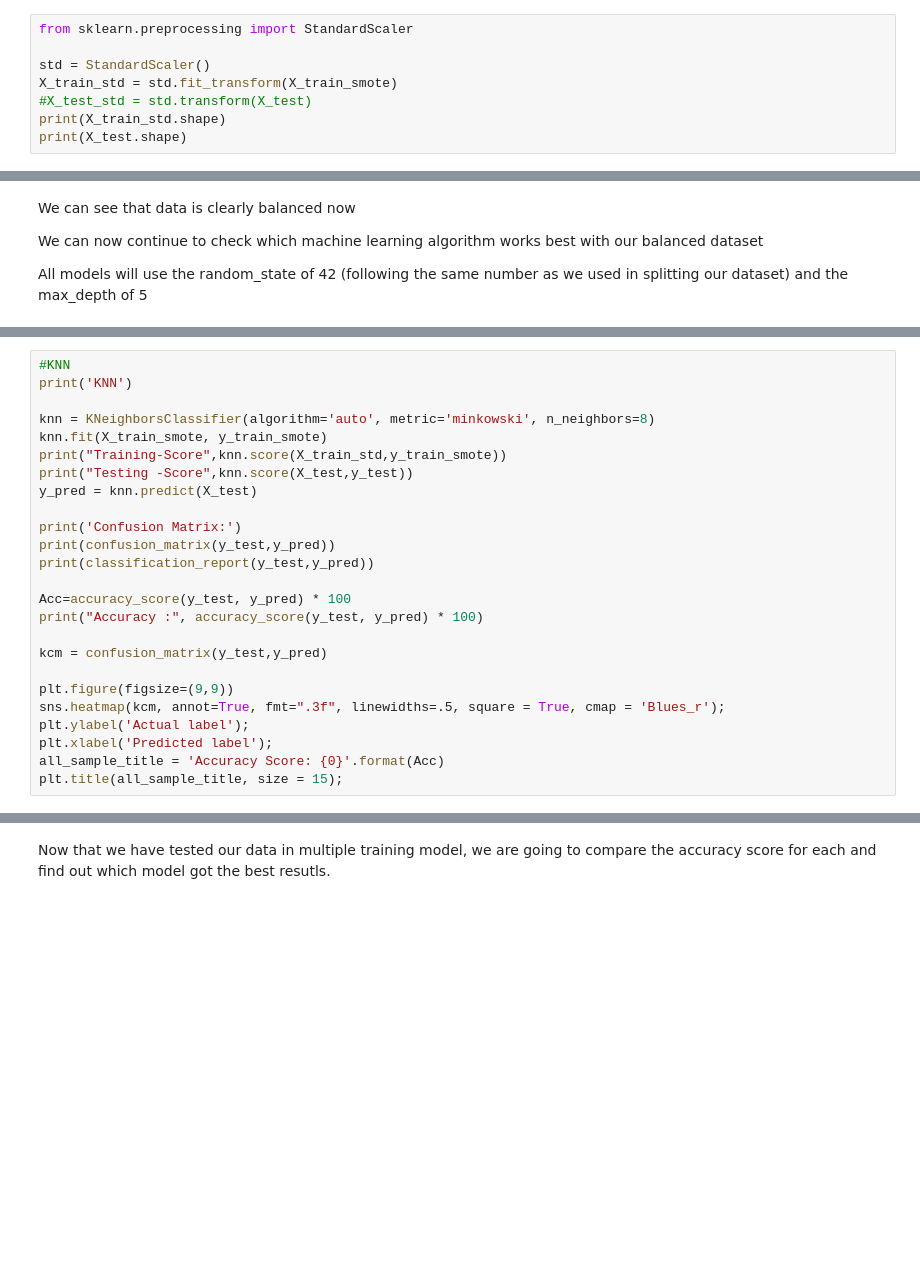
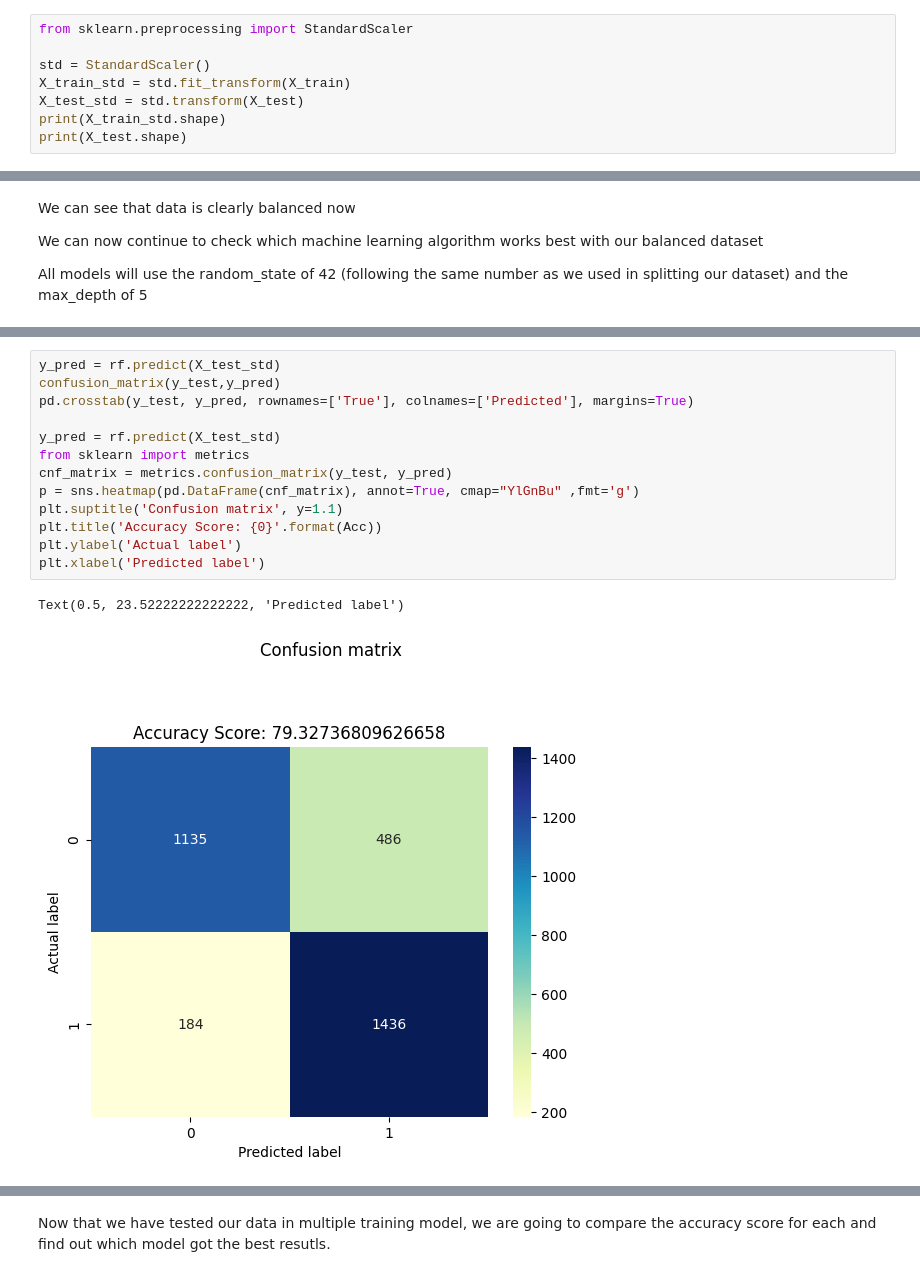
Before and after one commit to Kairos5106/stroke-predictor-machine-learning, a Jupyter notebook: stroke_prediction.ipynb, the cells around one changed output, grey strips where cells are left out. Cells and saved outputs as stored; diff of their text form; blank space fills up the shorter version.

```diff
--- a/stroke_prediction.ipynb
+++ b/stroke_prediction.ipynb
@@ -464,8 +465,8 @@ After SMOTE: {0: 3663, 1: 3663}
 from sklearn.preprocessing import StandardScaler
 
 std = StandardScaler()
-X_train_std = std.fit_transform(X_train_smote)
-#X_test_std = std.transform(X_test)
+X_train_std = std.fit_transform(X_train)
+X_test_std = std.transform(X_test)
 print(X_train_std.shape)
 print(X_test.shape)
 # %% [output]
@@ -696,25 +566,0 @@ Accuracy : 6.259780907668231
-# %%
-#KNN
-print('KNN')
-
-knn = KNeighborsClassifier(algorithm='auto', metric='minkowski', n_neighbors=8)
-knn.fit(X_train_smote, y_train_smote)
-print("Training-Score",knn.score(X_train_std,y_train_smote))
-print("Testing -Score",knn.score(X_test,y_test))
-y_pred = knn.predict(X_test)
-
-print('Confusion Matrix:')
-print(confusion_matrix(y_test,y_pred))
-print(classification_report(y_test,y_pred))
-
-Acc=accuracy_score(y_test, y_pred) * 100
-print("Accuracy :", accuracy_score(y_test, y_pred) * 100)
-
-kcm = confusion_matrix(y_test,y_pred)
-
-plt.figure(figsize=(9,9))
-sns.heatmap(kcm, annot=True, fmt=".3f", linewidths=.5, square = True, cmap = 'Blues_r');
-plt.ylabel('Actual label');
-plt.xlabel('Predicted label');
-all_sample_title = 'Accuracy Score: {0}'.format(Acc)
-plt.title(all_sample_title, size = 15);
@@ -738,0 +577,16 @@ Accuracy : 80.04694835680752
+# %%
+y_pred = rf.predict(X_test_std)
+confusion_matrix(y_test,y_pred)
+pd.crosstab(y_test, y_pred, rownames=['True'], colnames=['Predicted'], margins=True)
+
+y_pred = rf.predict(X_test_std)
+from sklearn import metrics
+cnf_matrix = metrics.confusion_matrix(y_test, y_pred)
+p = sns.heatmap(pd.DataFrame(cnf_matrix), annot=True, cmap="YlGnBu" ,fmt='g')
+plt.suptitle('Confusion matrix', y=1.1)
+plt.title('Accuracy Score: {0}'.format(Acc))
+plt.ylabel('Actual label')
+plt.xlabel('Predicted label')
+# %% [output]
+Text(0.5, 23.52222222222222, 'Predicted label')
+[figure, added]
```
Also changed, not shown: parts of 45 cells of this notebook.
